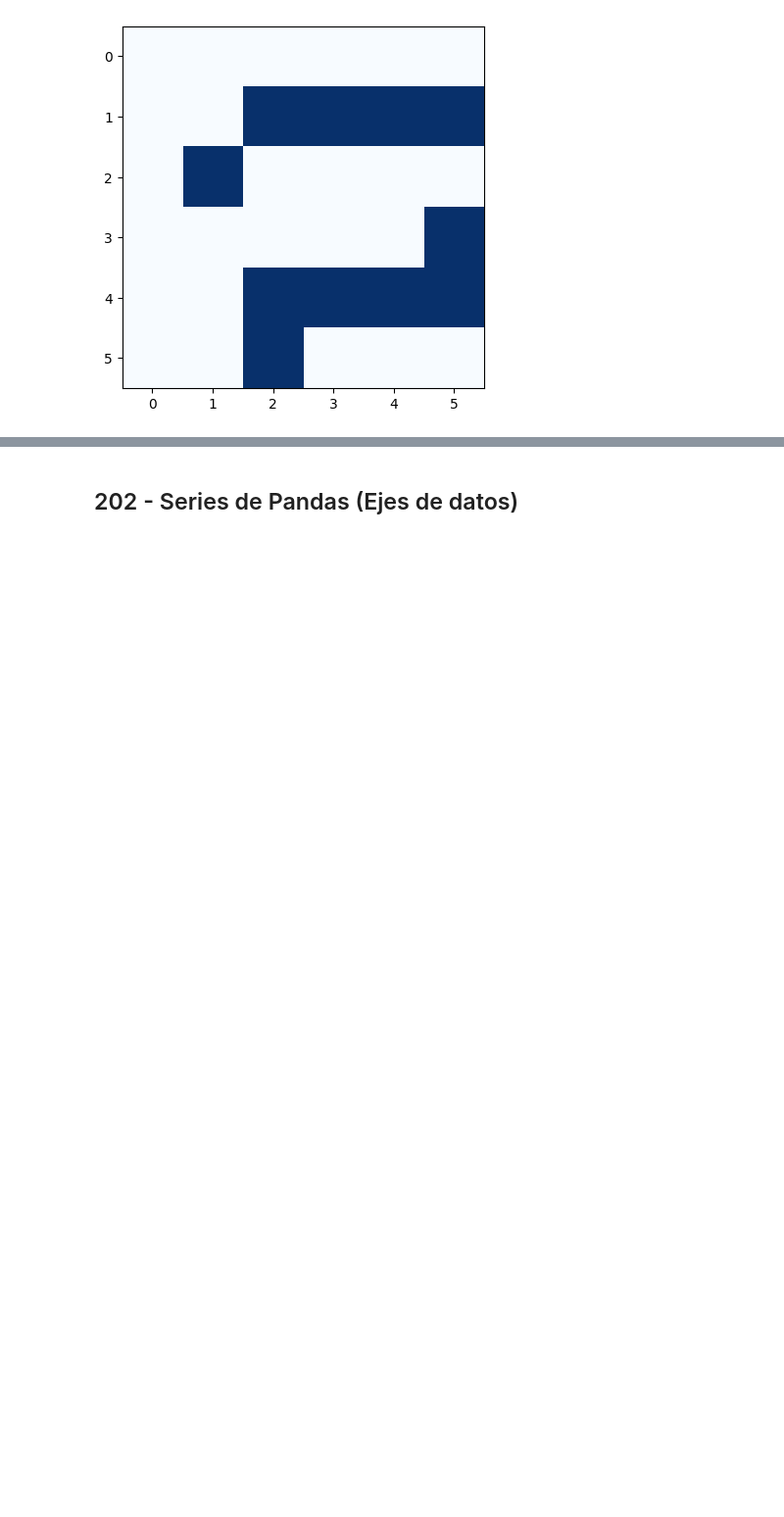
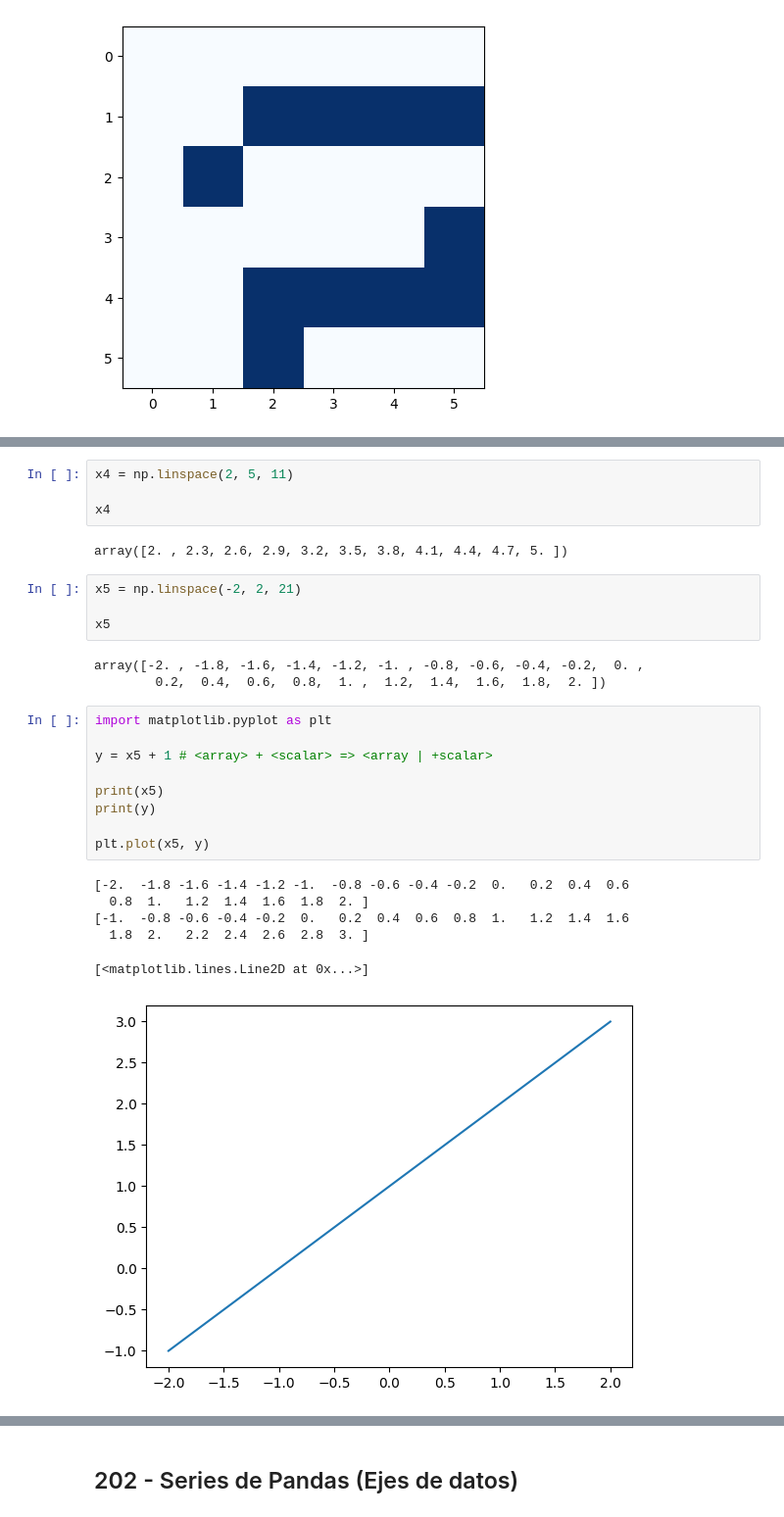
Before and after one commit to dragonnomada/datascience-basic-cenace-2024, a Jupyter notebook: DataScience_Python_CENACE_S02.ipynb, the cells around one changed output, grey strips where cells are left out. Shown at 98% size. Saved outputs shown, nothing was run; the diff lists cells and outputs as text; blank space fills up the shorter version.

```diff
--- a/DataScience_Python_CENACE_S02.ipynb
+++ b/DataScience_Python_CENACE_S02.ipynb
@@ -432,0 +471,29 @@ plt.show()
+# %%
+x4 = np.linspace(2, 5, 11)
+
+x4
+# %% [output]
+array([2. , 2.3, 2.6, 2.9, 3.2, 3.5, 3.8, 4.1, 4.4, 4.7, 5. ])
+# %%
+x5 = np.linspace(-2, 2, 21)
+
+x5
+# %% [output]
+array([-2. , -1.8, -1.6, -1.4, -1.2, -1. , -0.8, -0.6, -0.4, -0.2,  0. ,
+        0.2,  0.4,  0.6,  0.8,  1. ,  1.2,  1.4,  1.6,  1.8,  2. ])
+# %%
+import matplotlib.pyplot as plt
+
+y = x5 + 1 # <array> + <scalar> => <array | +scalar>
+
+print(x5)
+print(y)
+
+plt.plot(x5, y)
+# %% [output]
+[-2.  -1.8 -1.6 -1.4 -1.2 -1.  -0.8 -0.6 -0.4 -0.2  0.   0.2  0.4  0.6
+  0.8  1.   1.2  1.4  1.6  1.8  2. ]
+[-1.  -0.8 -0.6 -0.4 -0.2  0.   0.2  0.4  0.6  0.8  1.   1.2  1.4  1.6
+  1.8  2.   2.2  2.4  2.6  2.8  3. ]
+[<matplotlib.lines.Line2D at 0x...>]
+[figure, added]
```
Also changed, not shown: parts of 64 cells of this notebook, 3 other files.
